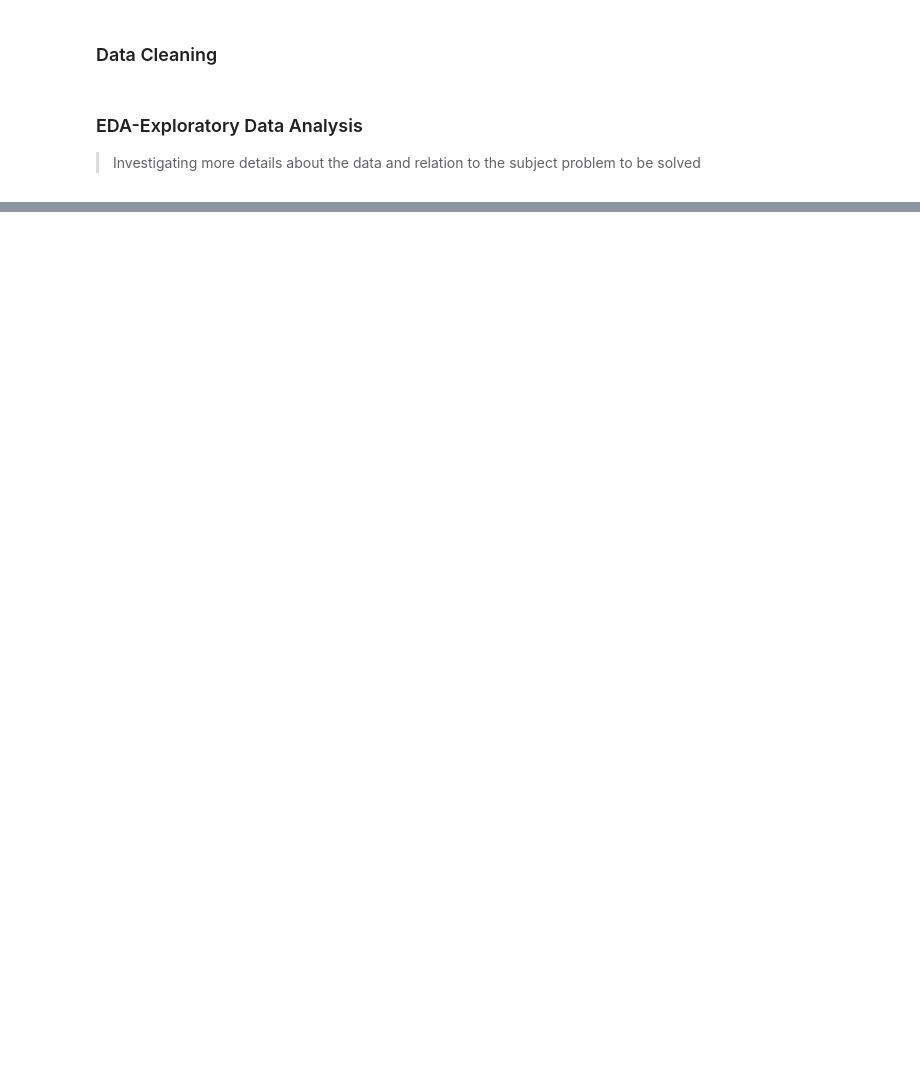
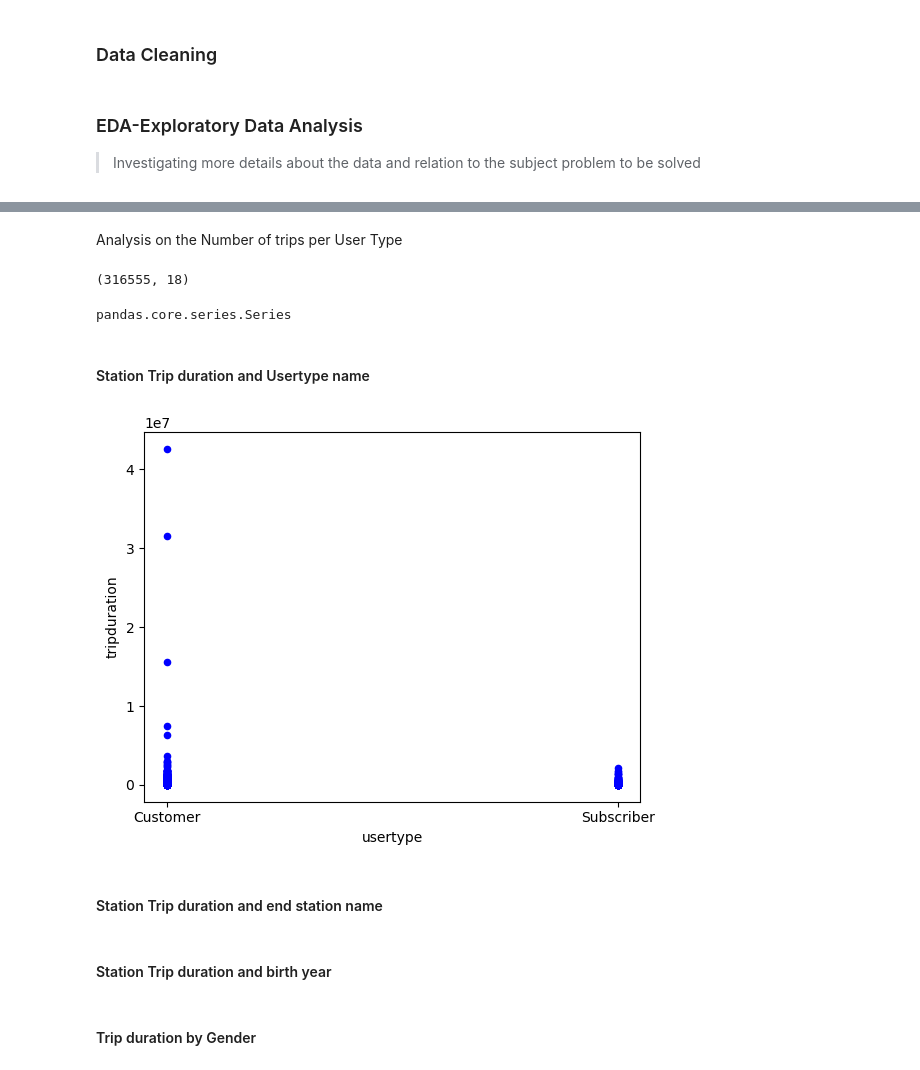
Before and after one commit to simononen/ML_bike_sharing, a Jupyter notebook: EDA_analysis.ipynb, the cells around one changed output, grey strips where cells are left out. Saved outputs shown, nothing was run; the diff lists cells and outputs as text; code cells hidden in the pictures; blank space fills up the shorter version.

```diff
--- a/EDA_analysis.ipynb
+++ b/EDA_analysis.ipynb
@@ -135,0 +243,6 @@ Merge the dataset into one
+# %% [markdown]
+Analysis on the Number of trips per User Type
+# %%
+df.shape
+# %% [output]
+(316555, 18)
@@ -135,0 +251,15 @@ Merge the dataset into one
+# %%
+type(bike_by_usertype)
+# %% [output]
+pandas.core.series.Series
+# %% [markdown]
+#### Station Trip duration and Usertype name
+# %%
+df.plot(kind='scatter',x='usertype',y='tripduration',color='blue')
+plt.show()
+# %% [output]
+[figure, added]
+# %% [markdown]
+#### Station Trip duration and end station name
+# %% [markdown]
+#### Station Trip duration and birth year
@@ -135,0 +268,2 @@ Merge the dataset into one
+# %% [markdown]
+#### Trip duration by Gender
```
Also changed, not shown: parts of 24 cells of this notebook, 1 other file.
